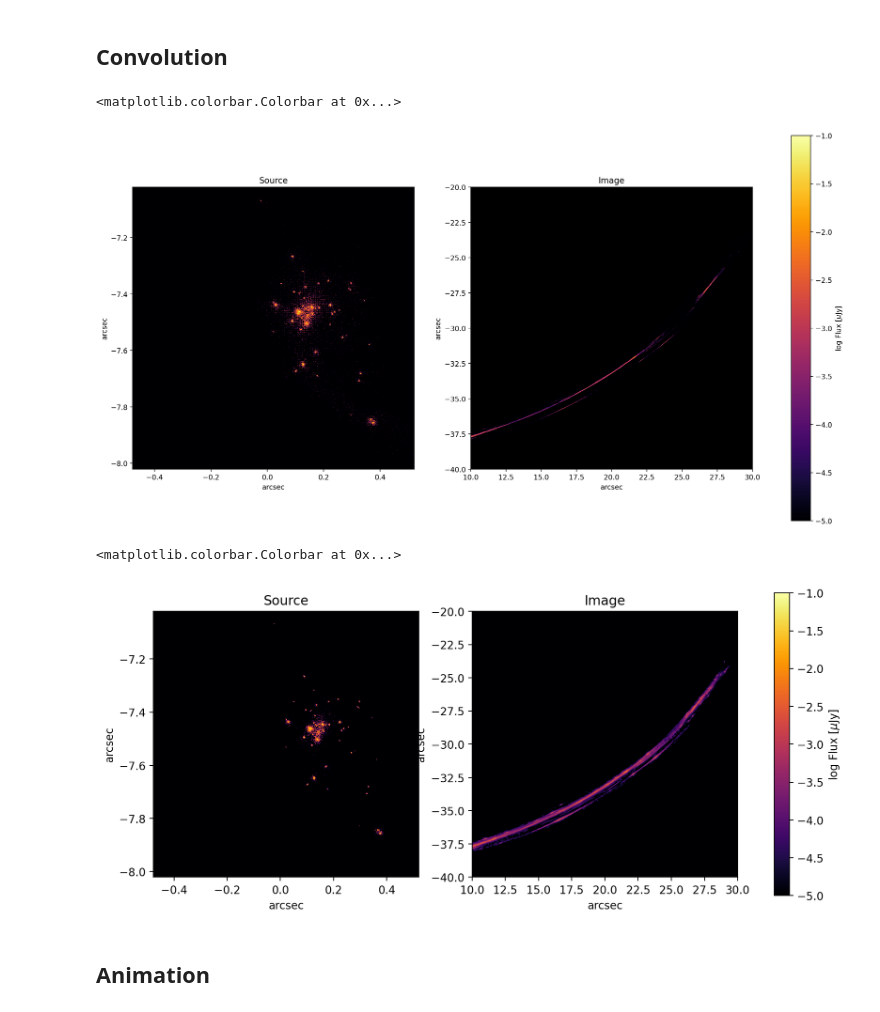
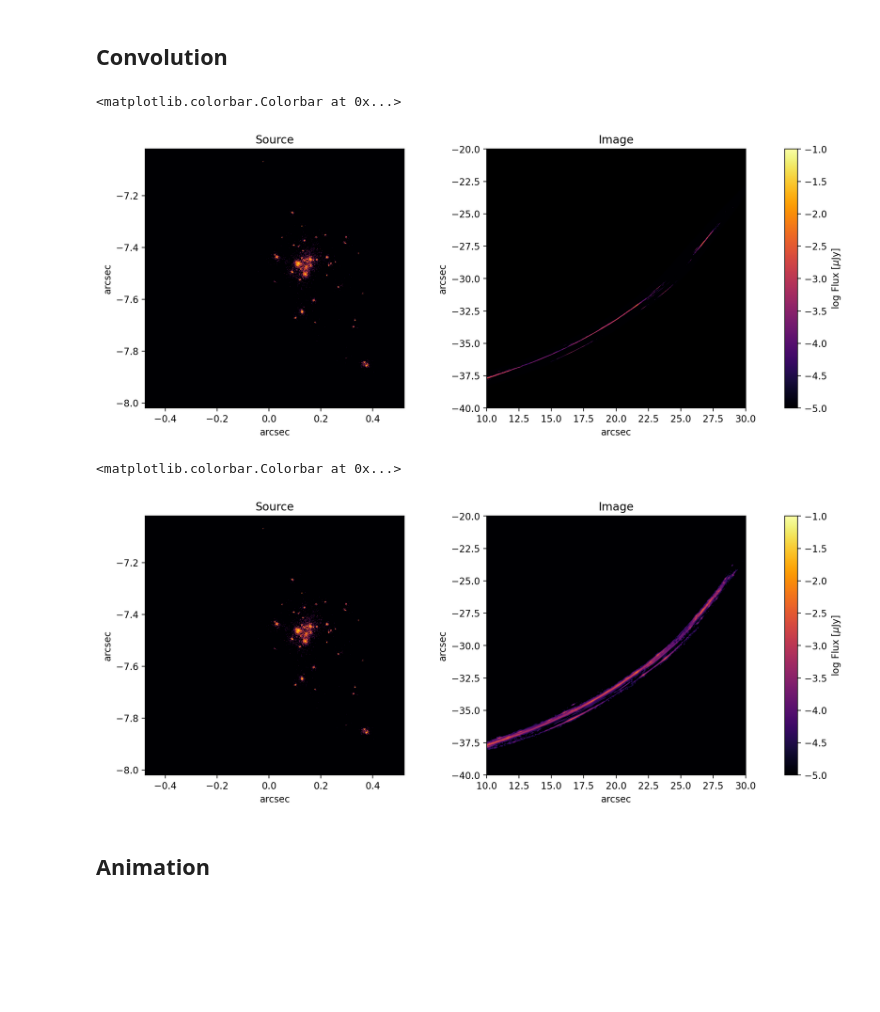
Before and after one commit to syp2001/gravitational-lensing, a Jupyter notebook: Lensing.ipynb, the cells around one changed output. Saved outputs shown, nothing was run; the diff lists cells and outputs as text; code cells hidden in the pictures; blank space fills up the shorter version.

Commit message:
fixed plots

```diff
--- a/Lensing.ipynb
+++ b/Lensing.ipynb
@@ -255,23 +255,23 @@ ax[0].set_ylim([-8,-7])
 # %%
 galaxy_center = (0,0.15) # relative to center of source plane
 galaxy_angle = 5
 
 # rotate and shift image
 transform = transform_image(galaxy_image, galaxy_angle, galaxy_center, galaxy_image.pixel_scale)
 
 # lens image
 lensed_image = ndimage.map_coordinates(transform, traced_grid, order=1, cval=float('nan'))
 lensed_image = np.reshape(lensed_image, (-1, int(reco_image_fov / detector_arcsec_per_pxl)))
 
 # plot source image
-fig, ax = plt.subplots(1, 2, figsize=(20, 10), dpi=200)
+fig, ax = plt.subplots(1, 2, figsize=(15, 5), dpi=200)
 
 im1 = plot_image(transform,source_center,source_fov,ax[0],"Source")
 im2 = plot_image(lensed_image,image_center,reco_image_fov,ax[1],"Image")
 fig.colorbar(im2, ax=ax, label="log Flux [$\mu$Jy]")
 # %% [output]
 <matplotlib.colorbar.Colorbar at 0x...>
-[figure, old version]
+[figure, new version]
 # %%
 from astropy.convolution import convolve, convolve_fft, AiryDisk2DKernel
 
@@ -293,14 +293,14 @@ lensed_image = np.reshape(lensed_image, (-1, int(reco_image_fov / detector_arcse
 lensed_image = convolve(lensed_image, AiryDisk2DKernel(10),fill_value=0,nan_treatment='fill')
 
 # plot source image
-fig, ax = plt.subplots(1, 2, figsize=(12, 5), dpi=200)
+fig, ax = plt.subplots(1, 2, figsize=(15, 5), dpi=200)
 
 im1 = plot_image(transform,source_center,source_fov,ax[0],"Source")
 im2 = plot_image(lensed_image,image_center,reco_image_fov,ax[1],"Image")
 fig.colorbar(im2, ax=ax, label="log Flux [$\mu$Jy]")
 # %% [output]
 <matplotlib.colorbar.Colorbar at 0x...>
-[figure, old version]
+[figure, new version]
 # %% [markdown]
 ## Animation
 # %%
```
